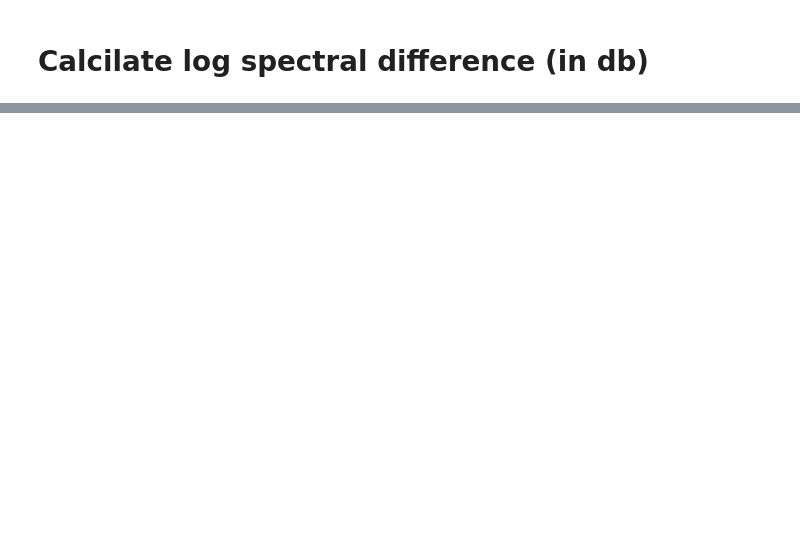
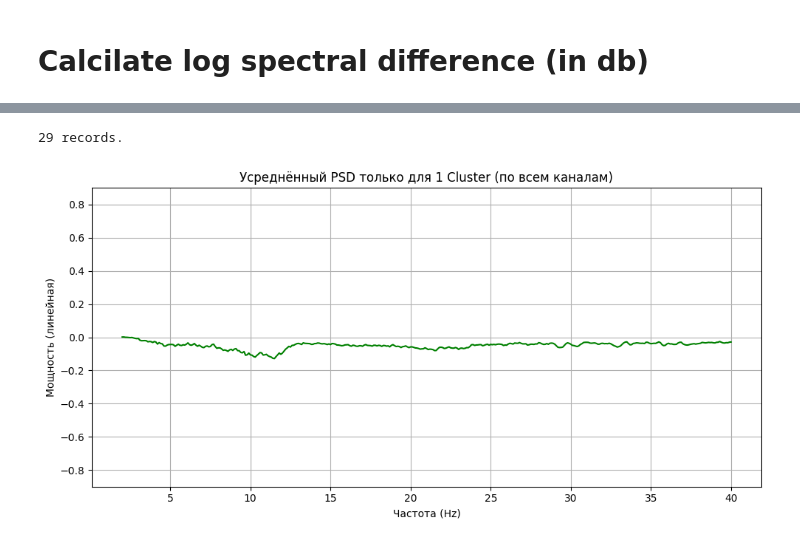
Before and after one commit to psandersi/EEG-Image-Reconstruction, a Jupyter notebook: Notebooks/Spectral_Analysis/Spectral_Difference.ipynb, the cells around one changed output, grey strips where cells are left out. Saved outputs shown, nothing was run; the diff lists cells and outputs as text; code cells hidden in the pictures; blank space fills up the shorter version.

```diff
--- a/Notebooks/Spectral_Analysis/Spectral_Difference.ipynb
+++ b/Notebooks/Spectral_Analysis/Spectral_Difference.ipynb
@@ -184,6 +193,7 @@ target_lists = [['S11_T2', 'S4_T2', 'S8_T1', 'S15_T2'],
                ['S5_T2', 'S5_T1', 'S3_T1', 'S2_T2', 'S2_T1',
                'S10_T1', 'S12_T2', 'S12_T1', 'S16_T2', 'S16_T1',
                'S11_T1', 'S13_T2', 'S13_T1']]
+
 clust_names = ['1.1', '1.2', '2.1', '2.2']
 
 for target_list, clust_name in zip(target_lists, clust_names):
@@ -212,6 +222,7 @@ for target_list, clust_name in zip(target_lists, clust_names):
     plt.figure(figsize=(10, 5))
     plt.plot(freqs, mean_psd, color='green')
     plt.title(f"Усреднённый PSD только для {clust_name} Cluster (по всем каналам)")
+    plt.ylim((-0.9, 0.9))
     plt.xlabel("Частота (Hz)")
     plt.ylabel("Мощность (линейная)")
     plt.grid(True)
@@ -268,6 +279,7 @@ for target_list, clust_name in zip(target_lists, clust_names):
     plt.figure(figsize=(10, 5))
     plt.plot(freqs, mean_psd, color='green')
     plt.title(f"Усреднённый PSD только для {clust_name} Cluster (по всем каналам)")
+    plt.ylim((-0.9, 0.9))
     plt.xlabel("Частота (Hz)")
     plt.ylabel("Мощность (линейная)")
     plt.grid(True)
@@ -280,0 +293,51 @@ for target_list, clust_name in zip(target_lists, clust_names):
+# %%
+import numpy as np
+import matplotlib.pyplot as plt
+
+# Пример target_list
+target_lists = [['S11_T2', 'S4_T2', 'S8_T1', 'S15_T2',
+               'S15_T1', 'S4_T1', 'S3_T2',
+               'S10_T2', 'S1_T2', 'S8_T2', 'S6_T2', 'S1_T1', 'S6_T1'
+
+               'S7_T2', 'S7_T1', 'S9_T2', 'S9_T1', 'S14_T1',
+                'S5_T2', 'S5_T1', 'S3_T1', 'S2_T2', 'S2_T1',
+               'S10_T1', 'S12_T2', 'S12_T1', 'S16_T2', 'S16_T1',
+               'S11_T1', 'S13_T2', 'S13_T1']]
+
+clust_names = ['1', '2']
+
+for target_list, clust_name in zip(target_lists, clust_names):
+    # Сбор только целевых PSD
+    target_psds = []
+
+    for psd, s_id, t_id, *_ in results_arr:
+        key = f"S{s_id}_T{t_id}"
+        if key in target_list:
+            target_psds.append(psd)
+
+    # Проверка
+    if not target_psds:
+        raise ValueError("Ни один элемент из target_list не найден в results_arr.")
+    print(f"{len(target_psds)} records.")
+
+    # В массив и усреднение
+    target_psds = np.array(target_psds)       # (n_target, 63, 381)
+    # target_psds = 10 * np.log10(target_psds + 1e-12)
+    mean_psd = target_psds.mean(axis=(0, 1))  # усреднение по людям и каналам → (381,)
+
+    # Частотная ось
+    freqs = np.linspace(2, 40, mean_psd.shape[0])
+
+    # Визуализация
+    plt.figure(figsize=(10, 5))
+    plt.plot(freqs, mean_psd, color='green')
+    plt.title(f"Усреднённый PSD только для {clust_name} Cluster (по всем каналам)")
+    plt.xlabel("Частота (Hz)")
+    plt.ylim((-0.9, 0.9))
+    plt.ylabel("Мощность (линейная)")
+    plt.grid(True)
+    plt.tight_layout()
+    plt.show()
+# %% [output]
+29 records.
+[figure, added]
```
Also changed, not shown: parts of 5 cells of this notebook, 15 other files.
